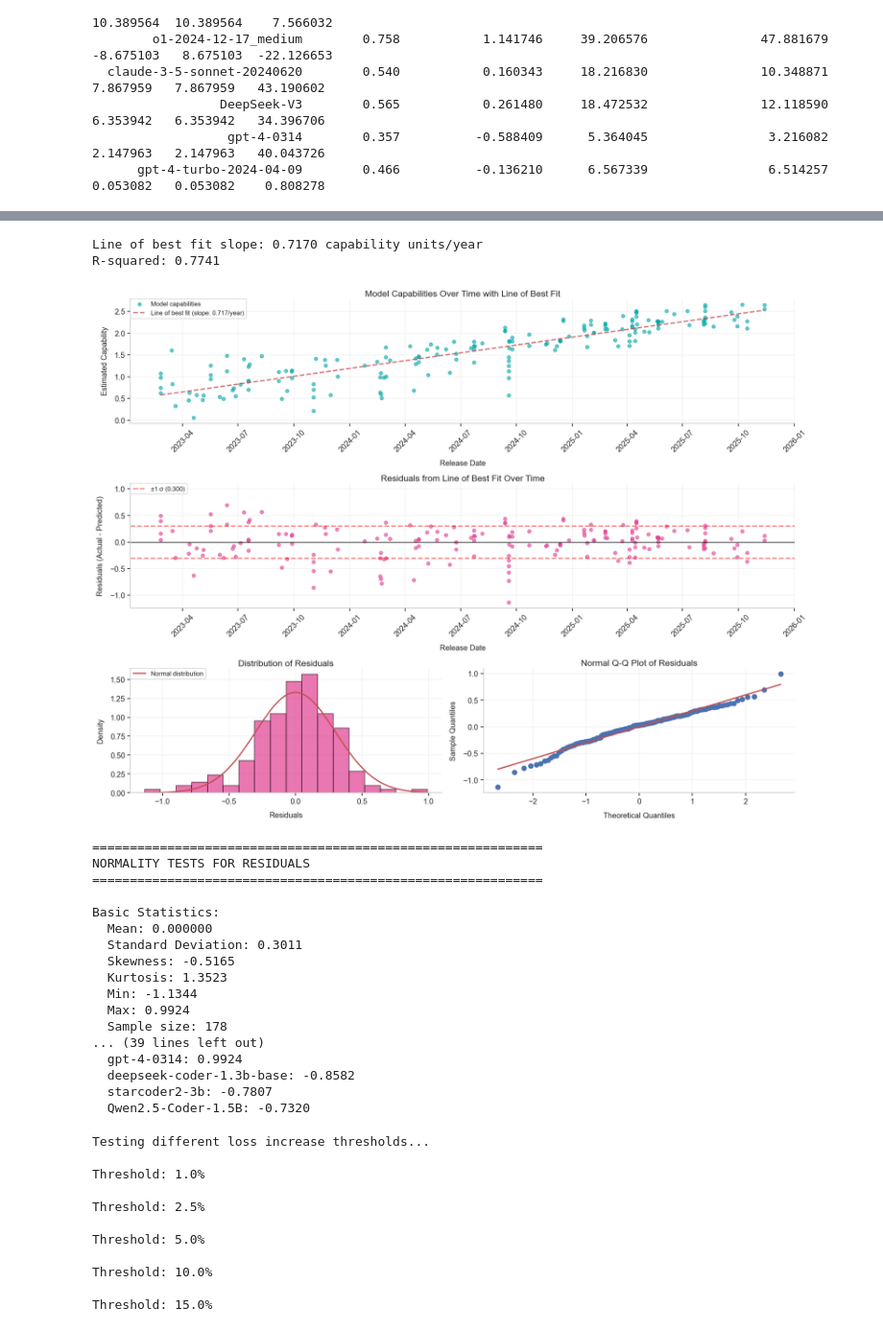
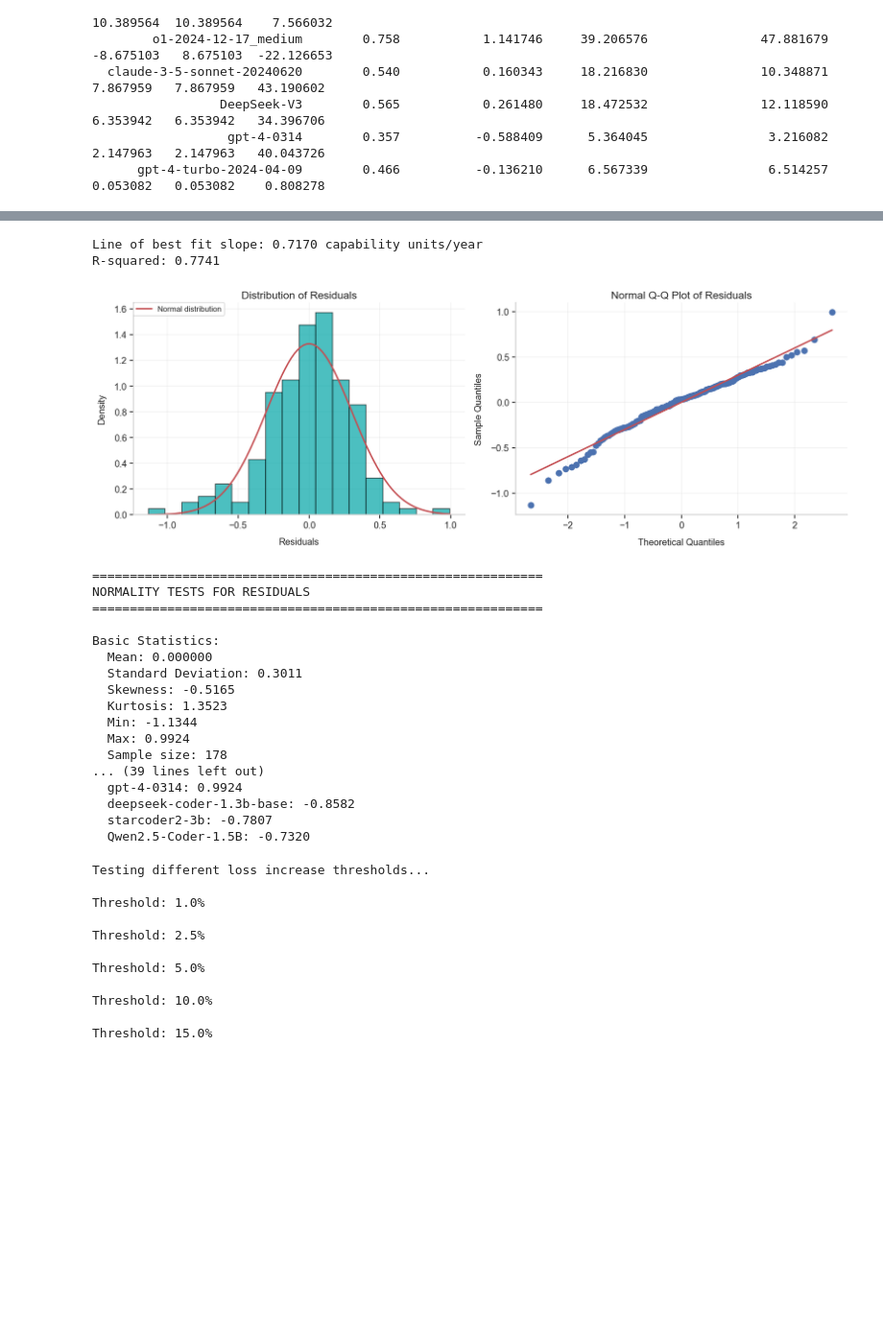
Before and after one commit to epoch-research/benchmark-stitching, a Jupyter notebook: analysis/model_fit.ipynb, the cells around one changed output, grey strips where cells are left out. Shown at 96% size. Saved outputs shown, nothing was run; the diff lists cells and outputs as text; code cells hidden in the pictures; blank space fills up the shorter version.

Commit message:
update code for making graphs

```diff
--- a/analysis/model_fit.ipynb
+++ b/analysis/model_fit.ipynb
@@ -1508,7 +1570,7 @@ fig, ax = plt.subplots(figsize=(12, 8))
 
 # Sort benchmarks by difficulty and get top 15
 df_benchmarks_sorted = df_db1.sort_values('estimated_difficulty', ascending=True)
-top_difficult = df_benchmarks_sorted.nlargest(15, 'estimated_difficulty')
+top_difficult = df_benchmarks_sorted.nlargest(10, 'estimated_difficulty')
 
 # Merge with error bars
 top_difficult_with_errors = top_difficult.merge(
@@ -1526,19 +1588,20 @@ ax.errorbar(top_difficult_with_errors['estimated_difficulty'], y_pos,
             fmt='none', ecolor='black', capsize=3, capthick=1.5, alpha=0.8)
 
 ax.set_yticks(y_pos)
-ax.set_yticklabels(top_difficult_with_errors['benchmark_name'])
-ax.set_xlabel('Estimated Difficulty')
-ax.set_title('Top 15 Most Difficult Benchmarks (with error bars)', fontsize=16)
+ax.set_yticklabels(top_difficult_with_errors['benchmark_name'], fontsize=18)
+ax.tick_params(axis='x', labelsize=18)
+ax.set_xlabel('Estimated Difficulty', fontsize=18)
+ax.set_title('Top 10 Most Difficult Benchmarks', fontsize=20)
 ax.grid(True, alpha=0.3, axis='x')
 ax.grid(False, axis='y')
 ax.spines['bottom'].set_visible(False)
 plt.tight_layout()
-plt.savefig("outputs/notebooks/benchmark_difficulties_ranking.pdf", dpi=300, bbox_inches='tight')
-plt.savefig("outputs/figures/figure-2b.svg", format="svg")
+plt.savefig("outputs/model_fit/benchmark_difficulties_ranking.pdf", dpi=300, bbox_inches='tight')
+# plt.savefig("outputs/figures/figure-2b.svg", format="svg")
 
 plt.show()
 
-print("\nTop 15 Most Difficult Benchmarks:")
+print("\nTop 10 Most Difficult Benchmarks:")
 for i, (idx, row) in enumerate(top_difficult_with_errors.iterrows()):
     print(f"{i+1:2d}. {row['benchmark_name']:45s} {row['estimated_difficulty']:.4f} (±{row['error_minus']:.4f}, +{row['error_plus']:.4f})")
 # %% [output]
@@ -2273,66 +2289,37 @@ r2 = lr.score(X, y)
 print(f"Line of best fit slope: {slope_per_year:.4f} capability units/year")
 print(f"R-squared: {r2:.4f}")
 
-# Create comprehensive residuals analysis plot
-fig = plt.figure(figsize=(16, 12))
+# Create residuals analysis plot (distribution and Q-Q plot only)
+fig = plt.figure(figsize=(14, 5))
 
-# 1. Time series plot with line of best fit
-ax1 = plt.subplot(3, 2, (1, 2))
-ax1.scatter(cap_df['date_obj'], cap_df['estimated_capability'], alpha=0.6, s=30, color=colors[0], label='Model capabilities')
-ax1.plot(cap_df['date_obj'], y_pred, 'r--', alpha=0.8, linewidth=2, label=f'Line of best fit (slope: {slope_per_year:.3f}/year)')
-ax1.set_xlabel('Release Date', fontsize=12)
-ax1.set_ylabel('Estimated Capability', fontsize=12)
-ax1.set_title('Model Capabilities Over Time with Line of Best Fit', fontsize=14)
-ax1.grid(True, alpha=0.3)
-ax1.legend()
-ax1.xaxis.set_major_formatter(mdates.DateFormatter('%Y-%m'))
-ax1.xaxis.set_major_locator(mdates.MonthLocator(interval=3))
-plt.setp(ax1.xaxis.get_majorticklabels(), rotation=45)
-
-# 2. Residuals over time
-ax2 = plt.subplot(3, 2, (3, 4))
-ax2.scatter(cap_df['date_obj'], residuals, alpha=0.6, s=30, color=colors[1])
-ax2.axhline(y=0, color='black', linestyle='-', alpha=0.5)
-std_residuals = np.std(residuals)
-ax2.axhline(y=std_residuals, color='red', linestyle='--', alpha=0.5, label=f'±1 σ ({std_residuals:.3f})')
-ax2.axhline(y=-std_residuals, color='red', linestyle='--', alpha=0.5)
-ax2.set_xlabel('Release Date', fontsize=12)
-ax2.set_ylabel('Residuals (Actual - Predicted)', fontsize=12)
-ax2.set_title('Residuals from Line of Best Fit Over Time', fontsize=14)
-ax2.grid(True, alpha=0.3)
-ax2.legend()
-ax2.xaxis.set_major_formatter(mdates.DateFormatter('%Y-%m'))
-ax2.xaxis.set_major_locator(mdates.MonthLocator(interval=3))
-plt.setp(ax2.xaxis.get_majorticklabels(), rotation=45)
-
-# 3. Histogram of residuals with normal overlay
-ax3 = plt.subplot(3, 2, 5)
+# 1. Histogram of residuals with normal overlay
+ax1 = plt.subplot(1, 2, 1)
 n_bins = int(np.sqrt(len(residuals))) + 5  # Sturges' rule with buffer
-counts, bins, patches = ax3.hist(residuals, bins=n_bins, density=True, alpha=0.7, color=colors[1], edgecolor='black')
+counts, bins, patches = ax1.hist(residuals, bins=n_bins, density=True, alpha=0.7, edgecolor='black')
 
 # Overlay normal distribution
 x_norm = np.linspace(residuals.min(), residuals.max(), 100)
 normal_overlay = stats.norm.pdf(x_norm, np.mean(residuals), np.std(residuals))
-ax3.plot(x_norm, normal_overlay, 'r-', linewidth=2, label='Normal distribution')
-ax3.set_xlabel('Residuals', fontsize=12)
-ax3.set_ylabel('Density', fontsize=12)
-ax3.set_title('Distribution of Residuals', fontsize=14)
-ax3.grid(True, alpha=0.3)
-ax3.legend()
+ax1.plot(x_norm, normal_overlay, 'r-', linewidth=2, label='Normal distribution')
+ax1.set_xlabel('Residuals', fontsize=12)
+ax1.set_ylabel('Density', fontsize=12)
+ax1.set_title('Distribution of Residuals', fontsize=14)
+ax1.grid(True, alpha=0.3)
+ax1.legend()
 
-# 4. Q-Q plot
-ax4 = plt.subplot(3, 2, 6)
-stats.probplot(residuals, dist="norm", plot=ax4)
+# 2. Q-Q plot
+ax2 = plt.subplot(1, 2, 2)
+stats.probplot(residuals, dist="norm", plot=ax2)
 
 # set line color
 
-ax4.set_xlabel('Theoretical Quantiles', fontsize=12)
-ax4.set_ylabel('Sample Quantiles', fontsize=12)
-ax4.set_title('Normal Q-Q Plot of Residuals', fontsize=14)
-ax4.grid(True, alpha=0.3)
+ax2.set_xlabel('Theoretical Quantiles', fontsize=12)
+ax2.set_ylabel('Sample Quantiles', fontsize=12)
+ax2.set_title('Normal Q-Q Plot of Residuals', fontsize=14)
+ax2.grid(True, alpha=0.3)
 
 plt.tight_layout()
-plt.savefig("outputs/notebooks/model_capabilities_residuals_normality_analysis.pdf", dpi=300, bbox_inches='tight')
+plt.savefig("outputs/model_fit/model_capabilities_residuals_normality_analysis.pdf", dpi=300, bbox_inches='tight')
 plt.show()
 
 # Statistical tests for normality
@@ -2405,34 +2392,34 @@ if rejections == 0:
 elif rejections <= total_tests // 2:
     recommendation = "⚠ GAUSSIAN NOISE assumption is QUESTIONABLE - consider checking sample size or alternative distributions"
 else:
     recommendation = "✗ GAUSSIAN NOISE assumption is NOT SUPPORTED - consider alternative noise distributions"
 
 print(f"Recommendation: {recommendation}")
 
 # Additional diagnostics
 print(f"\nAdditional considerations:")
 if abs(stats.skew(residuals)) > 0.5:
     print(f"  • Residuals show notable skewness ({stats.skew(residuals):.3f})")
 if abs(stats.kurtosis(residuals)) > 1.0:
     print(f"  • Residuals show notable kurtosis ({stats.kurtosis(residuals):.3f})")
 if len(residuals) < 30:
     print(f"  • Small sample size (n={len(residuals)}) - normality tests have limited power")
 
 print(f"\nFor synthetic data generation:")
 print(f"  • Estimated noise std: {np.std(residuals, ddof=1):.4f}")
 print(f"  • Suggested distribution: {'Normal(0, {:.4f})'.format(np.std(residuals, ddof=1)) if rejections == 0 else 'Consider empirical distribution or robust alternatives'}")
 
 # Show models with extreme residuals
 print(f"\nModels with largest absolute residuals (potential outliers):")
 abs_residuals_idx = np.argsort(np.abs(residuals))[-5:]
 for idx in abs_residuals_idx[::-1]:
     model_name = cap_df.iloc[idx]['model']
     residual_val = residuals[idx]
     print(f"  {model_name}: {residual_val:.4f}")
 # %% [output]
 Line of best fit slope: 0.7170 capability units/year
 R-squared: 0.7741
-[figure, old version]
+[figure, new version]
 ============================================================
 NORMALITY TESTS FOR RESIDUALS
 ============================================================
```
Also changed, not shown: parts of 24 cells of this notebook, 7 other files.
